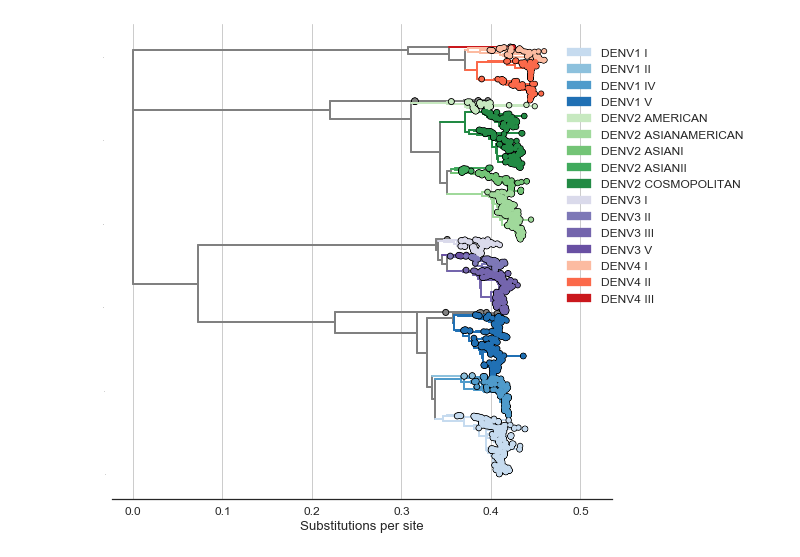
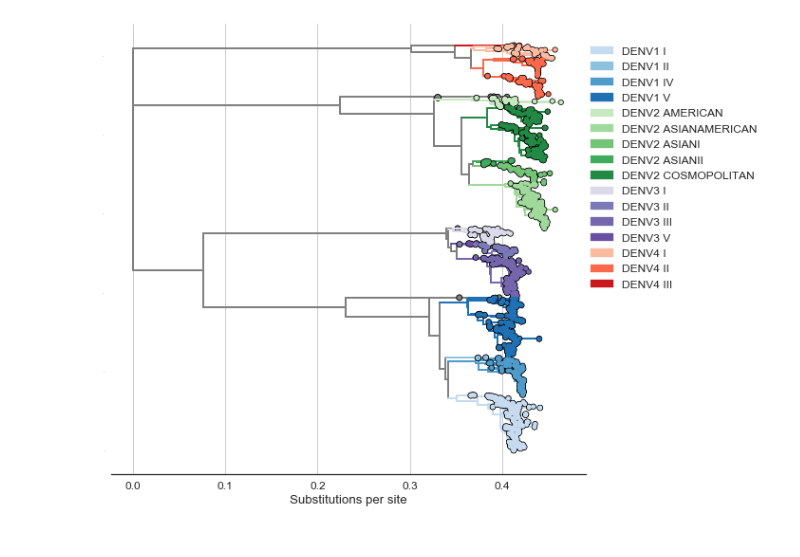
Before and after one commit to blab/dengue-antigenic-dynamics, a Jupyter notebook: figures/genotype-tree.ipynb, the cells around one changed output. Saved outputs shown, nothing was run; the diff lists cells and outputs as text; code cells hidden in the pictures.

Commit message:
Update figures

```diff
--- a/figures/genotype-tree.ipynb
+++ b/figures/genotype-tree.ipynb
@@ -59,7 +59,7 @@ def plot_tree(tree, labels=False, colorby='genotype'):
 #     ax.spines['bottom'].set_visible(False)
 
     x0,x1 = plt.xlim()
-    plt.xlim((x0, x1*1.1))
+    plt.xlim((x0, x1))
 # %%
 genotypes = set([k.traits['genotype'] for k in tree.Objects if 'genotype' in k.traits and 'SYLVATIC' not in k.traits['genotype']])
 labels = []
@@ -69,9 +69,9 @@ for g in sorted(list(genotypes)):
 # %%
 sns.set(style='white', font_scale=1.2)
 fig, ax = plt.subplots(figsize=(7.5, 7.5))
 plot_tree(tree)
-ax.legend(loc=(0.9,0.4), handles=labels, ncol=1)
+ax.legend(loc=(1.0,0.4), handles=labels, ncol=1)
 plt.tight_layout()
 plt.savefig('./png/genotype_tree.png', dpi=300, bbox_inches='tight')
 # %% [output]
-[figure, old version]
+[figure, new version]
```
Also changed, not shown: 12 other files.
